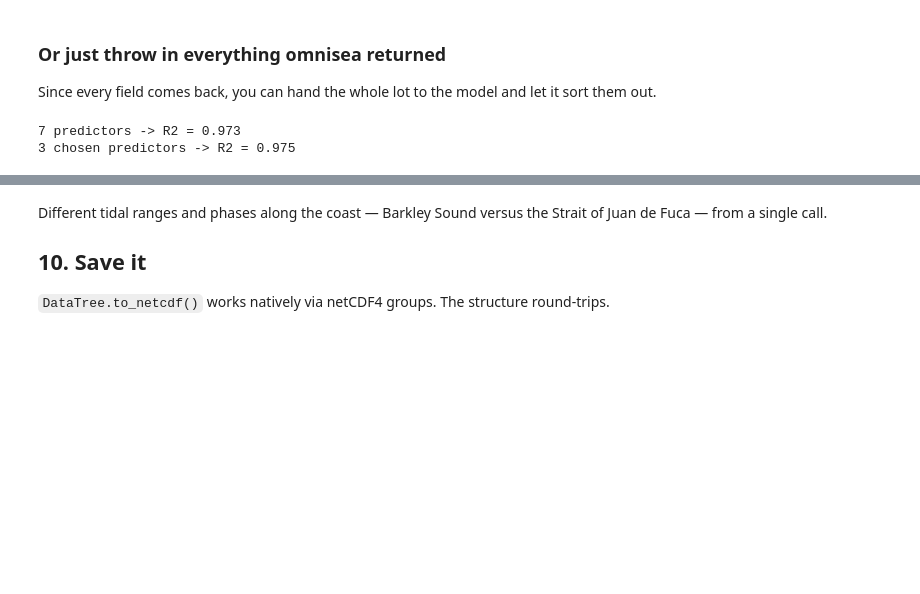
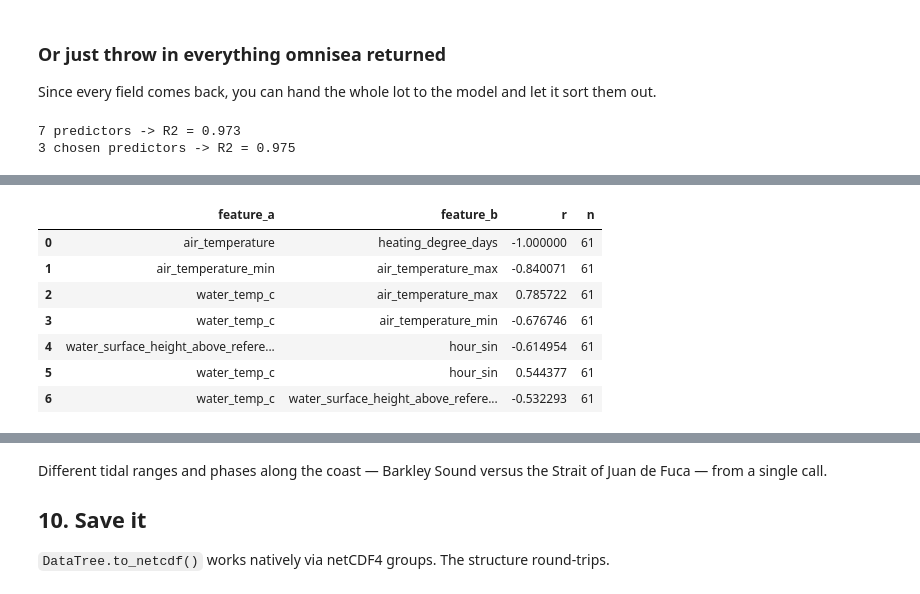
Before and after one commit to dexterfichuk/omnisea, a Jupyter notebook: examples/bamfield.ipynb, the cells around one changed output, grey strips where cells are left out. Saved outputs shown, nothing was run; the diff lists cells and outputs as text; code cells hidden in the pictures; blank space fills up the shorter version.

```diff
--- a/examples/bamfield.ipynb
+++ b/examples/bamfield.ipynb
@@ -487,0 +520,11 @@ only notice once everything is on one time axis in front of you.
+# %%
+omnisea.correlations(data, threshold=0.5)
+# %% [output]
+|  | feature_a | feature_b | r | n |
+| 0 | air_temperature | heating_degree_days | -1.000000 | 61 |
+| 1 | air_temperature_min | air_temperature_max | -0.840071 | 61 |
+| 2 | water_temp_c | air_temperature_max | 0.785722 | 61 |
+| 3 | water_temp_c | air_temperature_min | -0.676746 | 61 |
+| 4 | water_surface_height_above_refere... | hour_sin | -0.614954 | 61 |
+| 5 | water_temp_c | hour_sin | 0.544377 | 61 |
+| 6 | water_temp_c | water_surface_height_above_refere... | -0.532293 | 61 |
```
Also changed, not shown: parts of 12 cells of this notebook, 5 other files.
